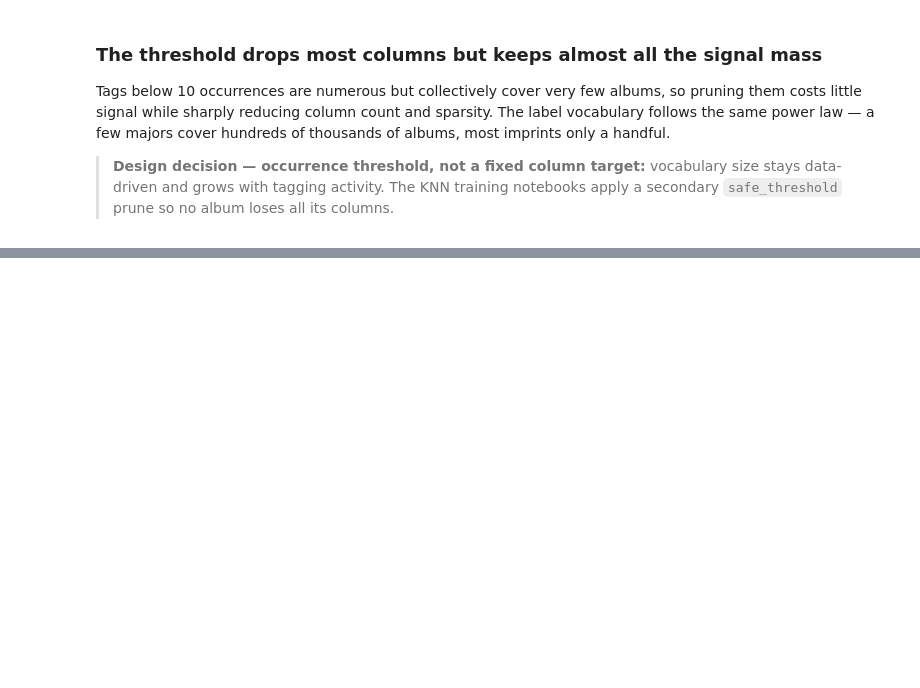
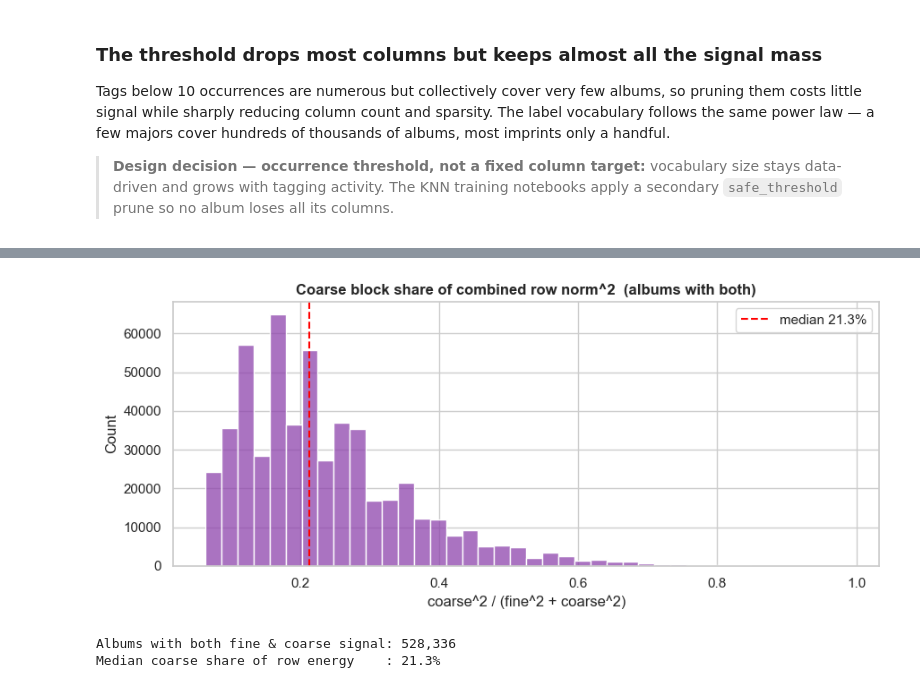
Before and after one commit to nmcf/mixtape, a Jupyter notebook: 2-eda/05-EDA-tags-labels.ipynb, the cells around one changed output, grey strips where cells are left out. Drawn from its saved outputs; the diff is of its cells as text; code cells hidden in the pictures; blank space fills up the shorter version.

```diff
--- a/2-eda/05-EDA-tags-labels.ipynb
+++ b/2-eda/05-EDA-tags-labels.ipynb
@@ -100,8 +107,15 @@ tags_per_artist = (
     .reindex(artist_index, fill_value=0).values.astype(int)
 )
 
-X_genre = load_npz(f'{FEATURES_DIR}/album_genre_matrix.npz')
-genre_per_album = np.diff(X_genre.indptr)
+# album_genre_matrix.npz is now [fine | ALPHA*coarse]. Split it so Parts 1-5 keep
+# operating on the FINE block exactly as before; Part 6 uses the COARSE block.
+parents   = json.load(open(f'{FEATURES_DIR}/album_tag_parent_columns.json'))
+n_parents = len(parents)
+X_genre_full = load_npz(f'{FEATURES_DIR}/album_genre_matrix.npz')
+X_genre  = X_genre_full[:, :n_tags]        # FINE block  — Parts 1-5 (unchanged numbers)
+X_parent = X_genre_full[:, n_tags:]        # COARSE block — Part 6
+assert X_parent.shape[1] == n_parents, (X_parent.shape[1], n_parents)
+genre_per_album = np.diff(X_genre.indptr)  # fine-tag count per album, as before
 
 # ── Column popularity (for structural plots and pruning analysis) ──────────
 album_tag_popularity = (
@@ -137,4 +151,4 @@ X_album_in_genre_vocab = csr_matrix(
 print(f'album_ids        : {n_albums:,}')
 print(f'artist_ids       : {len(artist_index):,}')
 print(f'genre vocabulary : {n_tags:,} tags  (MIN_TAG_OCC={MIN_TAG_OCC})')
-print(f'album_genre_matrix: {X_genre.shape}')
+print(f'album_genre_matrix: {X_genre_full.shape}  (fine {n_tags} + coarse {n_parents})')
@@ -644,0 +834,21 @@ power law — a few majors cover hundreds of thousands of albums, most imprints
+# %%
+# 6.4 — How much does the coarse block pull, at ALPHA=0.26?
+# Blocks are column-disjoint, so combined row norm^2 = fine^2 + coarse^2.
+fine_sq   = np.asarray(X_genre.multiply(X_genre).sum(axis=1)).ravel()
+coarse_sq = np.asarray(X_parent.multiply(X_parent).sum(axis=1)).ravel()   # X_parent already * ALPHA
+both = (fine_sq > 0) & (coarse_sq > 0)
+coarse_frac = coarse_sq[both] / (fine_sq[both] + coarse_sq[both])
+
+fig, ax = plt.subplots(figsize=(9, 4))
+sns.histplot(coarse_frac, bins=40, ax=ax, color='#8E44AD')
+ax.axvline(np.median(coarse_frac), color='red', linestyle='--',
+           label=f'median {np.median(coarse_frac)*100:.1f}%')
+ax.set_title('Coarse block share of combined row norm^2  (albums with both)', weight='bold')
+ax.set_xlabel('coarse^2 / (fine^2 + coarse^2)'); ax.legend(); plt.tight_layout(); plt.show()
+
+print(f'Albums with both fine & coarse signal: {both.sum():,}')
+print(f'Median coarse share of row energy    : {np.median(coarse_frac)*100:.1f}%')
+# %% [output]
+[figure, added]
+Albums with both fine & coarse signal: 528,336
+Median coarse share of row energy    : 21.3%
```
Also changed, not shown: parts of 24 cells of this notebook, 10 other files.
